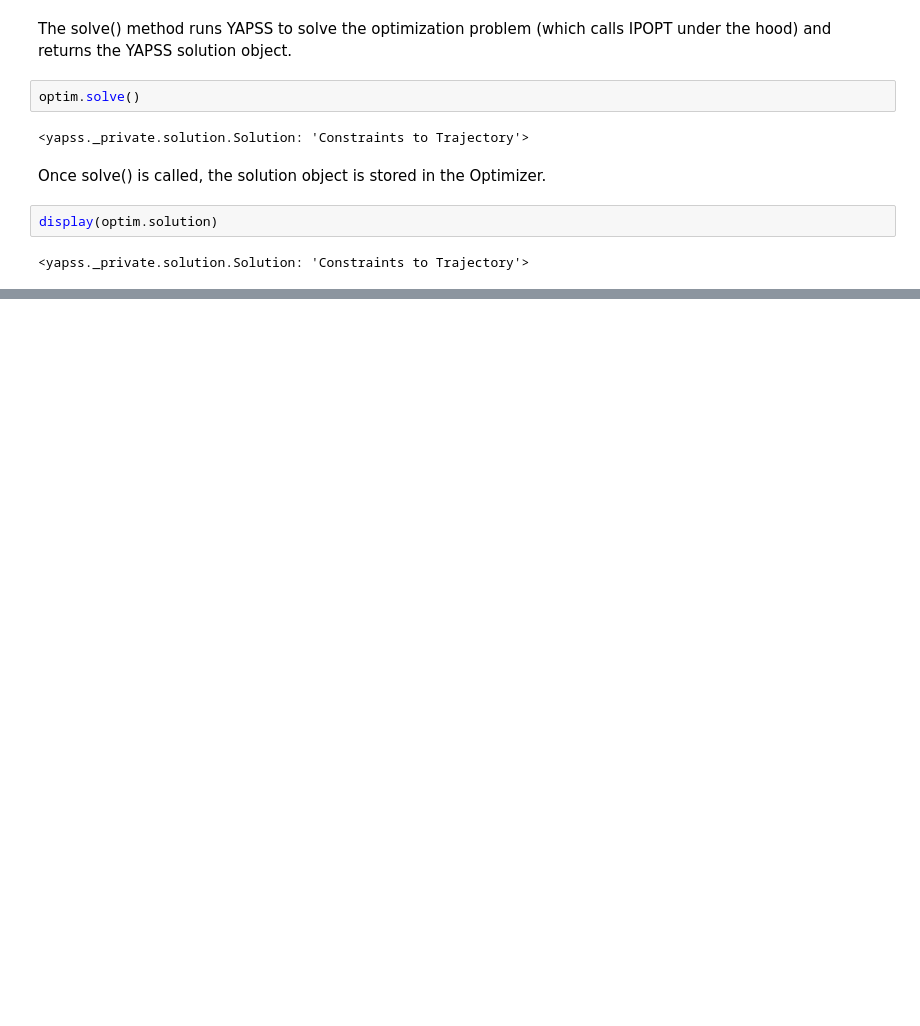
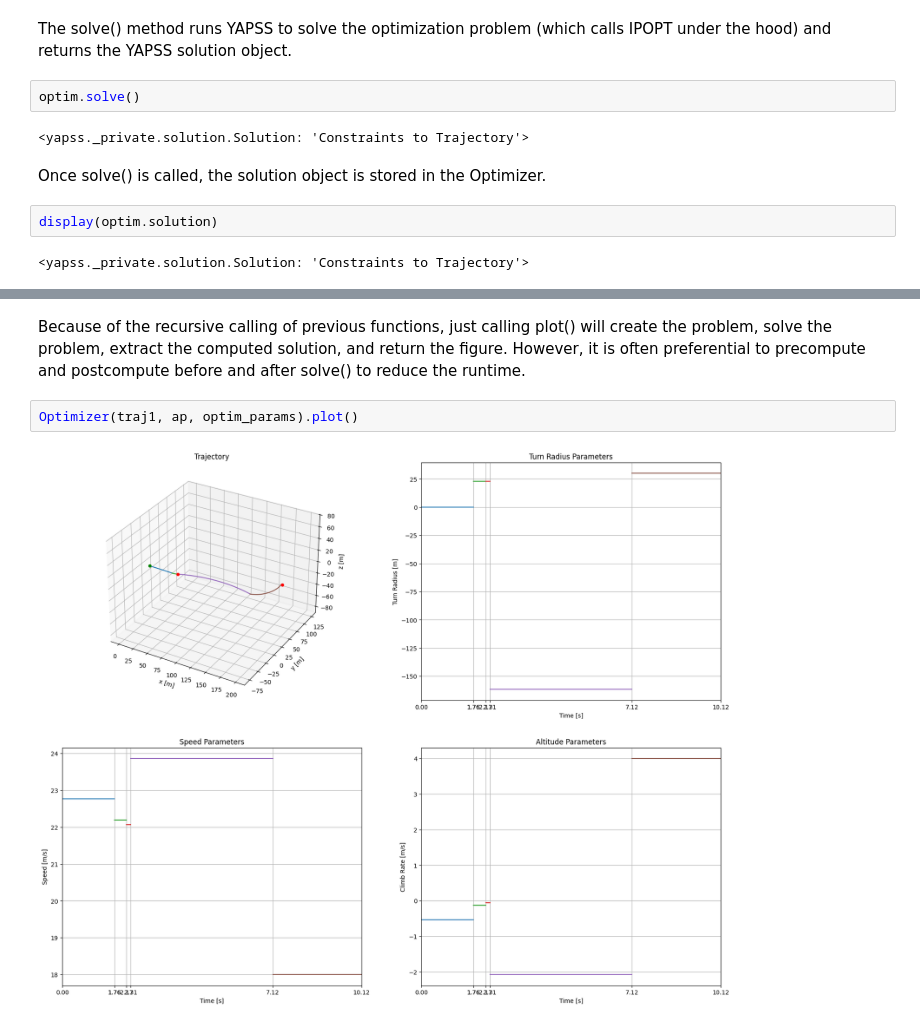
Before and after one commit to Connor-Lemons/Ardupilot-Path-Optimizer, a Jupyter notebook: full_guide.ipynb, the cells around one changed output, grey strips where cells are left out. Saved outputs shown, nothing was run; the diff lists cells and outputs as text; blank space fills up the shorter version.

```diff
--- a/full_guide.ipynb
+++ b/full_guide.ipynb
@@ -458,0 +483,6 @@ display(optim.solution)
+# %% [markdown]
+Because of the recursive calling of previous functions, just calling plot() will create the problem, solve the problem, extract the computed solution, and return the figure. However, it is often preferential to precompute and postcompute before and after solve() to reduce the runtime.
+# %%
+Optimizer(traj1, ap, optim_params).plot()
+# %% [output]
+[figure, added]
```
Also changed, not shown: parts of 8 cells of this notebook, 1 other file.
